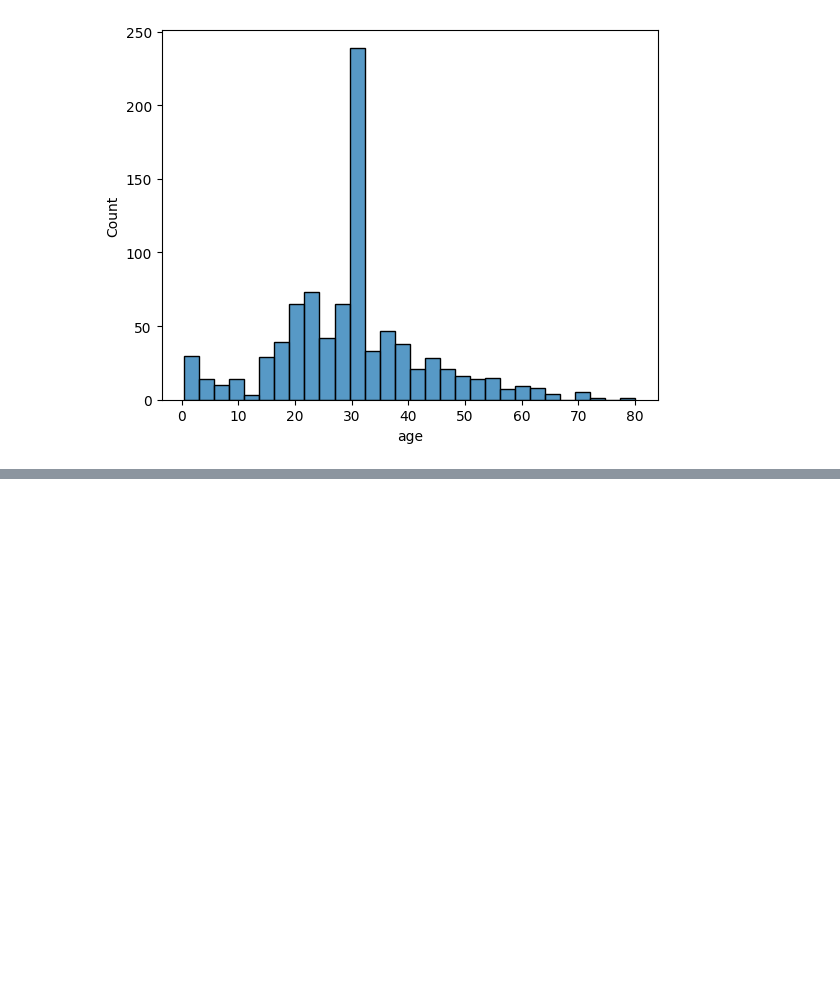
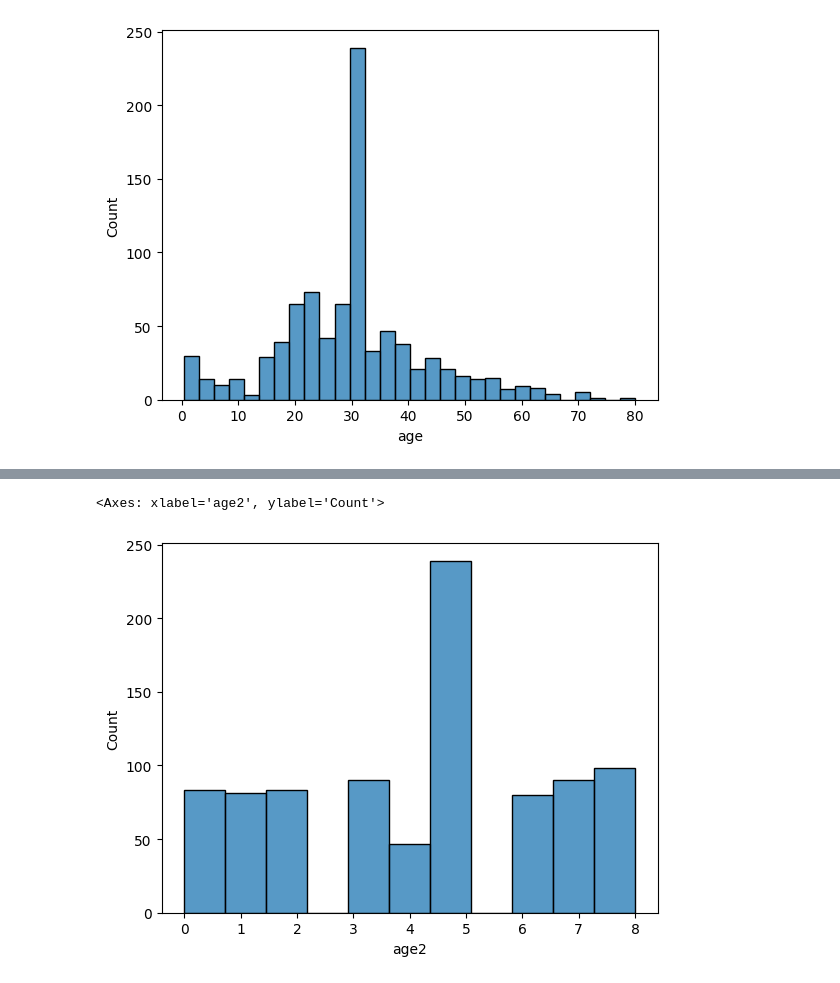
Before and after one commit to Shrikantlala24/Machine-learning, a Jupyter notebook: Feature engineering NB's/8_binning.ipynb, the cells around one changed output, grey strips where cells are left out. Saved outputs shown, nothing was run; the diff lists cells and outputs as text; code cells hidden in the pictures; blank space fills up the shorter version.

```diff
--- a/Feature engineering NB's/8_binning.ipynb
+++ b/Feature engineering NB's/8_binning.ipynb
@@ -57,0 +62,3 @@ sns.histplot(df['age1'])
+# %%
+df['age2'] = kbin_quan.fit_transform(df[['age']])
+df.age2.value_counts()
@@ -57,0 +77,5 @@ sns.histplot(df['age1'])
+# %%
+sns.histplot(df['age2'])
+# %% [output]
+<Axes: xlabel='age2', ylabel='Count'>
+[figure, added]
```
Also changed, not shown: parts of 6 cells of this notebook.
